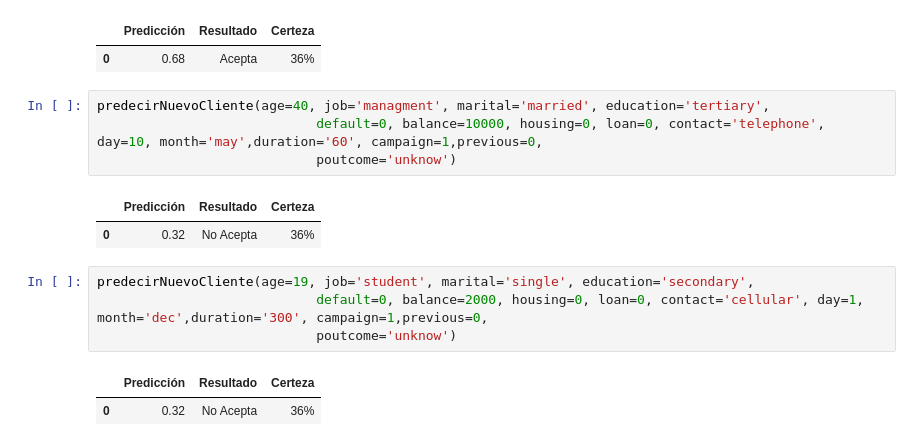
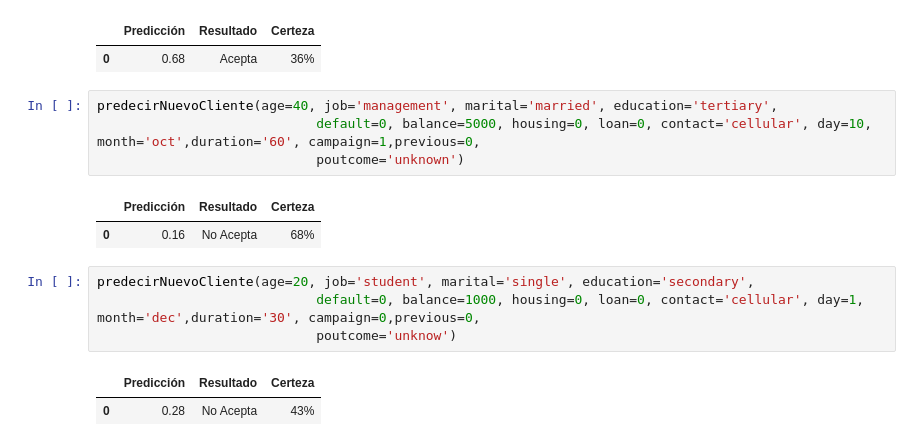
Before and after one commit to juandtap/IA_practica_02, a Jupyter notebook: practica_02_Transformaciones_selección_de_variables_clasificador_KNN.ipynb, the cells around one changed output. Cells and saved outputs as stored; diff of their text form.

Commit message:
prediccion con samples de clientes nuevos

```diff
--- a/practica_02_Transformaciones_selección_de_variables_clasificador_KNN.ipynb
+++ b/practica_02_Transformaciones_selección_de_variables_clasificador_KNN.ipynb
@@ -1094,16 +1094,16 @@ predecirNuevoCliente(age=60, job='admin', marital='married', education='tertiary
 |  | Predicción | Resultado | Certeza |
 | 0 | 0.68 | Acepta | 36% |
 # %%
-predecirNuevoCliente(age=40, job='managment', marital='married', education='tertiary',
-                            default=0, balance=10000, housing=0, loan=0, contact='telephone', day=10, month='may',duration='60', campaign=1,previous=0,
-                            poutcome='unknow')
+predecirNuevoCliente(age=40, job='management', marital='married', education='tertiary',
+                            default=0, balance=5000, housing=0, loan=0, contact='cellular', day=10, month='oct',duration='60', campaign=1,previous=0,
+                            poutcome='unknown')
 # %% [output]
 |  | Predicción | Resultado | Certeza |
-| 0 | 0.32 | No Acepta | 36% |
+| 0 | 0.16 | No Acepta | 68% |
 # %%
-predecirNuevoCliente(age=19, job='student', marital='single', education='secondary',
-                            default=0, balance=2000, housing=0, loan=0, contact='cellular', day=1, month='dec',duration='300', campaign=1,previous=0,
+predecirNuevoCliente(age=20, job='student', marital='single', education='secondary',
+                            default=0, balance=1000, housing=0, loan=0, contact='cellular', day=1, month='dec',duration='30', campaign=0,previous=0,
                             poutcome='unknow')
 # %% [output]
 |  | Predicción | Resultado | Certeza |
-| 0 | 0.32 | No Acepta | 36% |
+| 0 | 0.28 | No Acepta | 43% |
```
